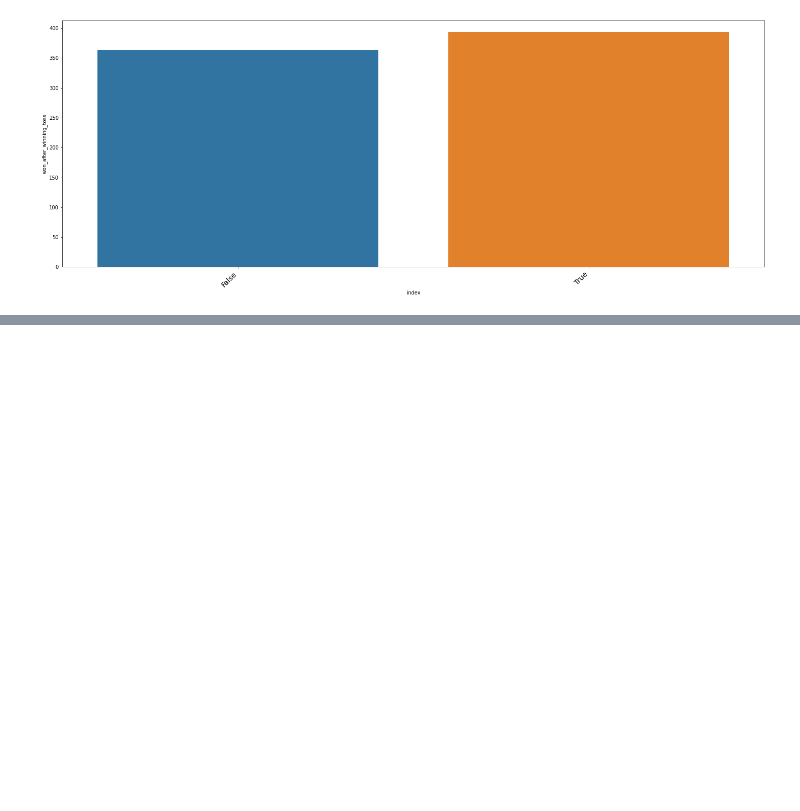
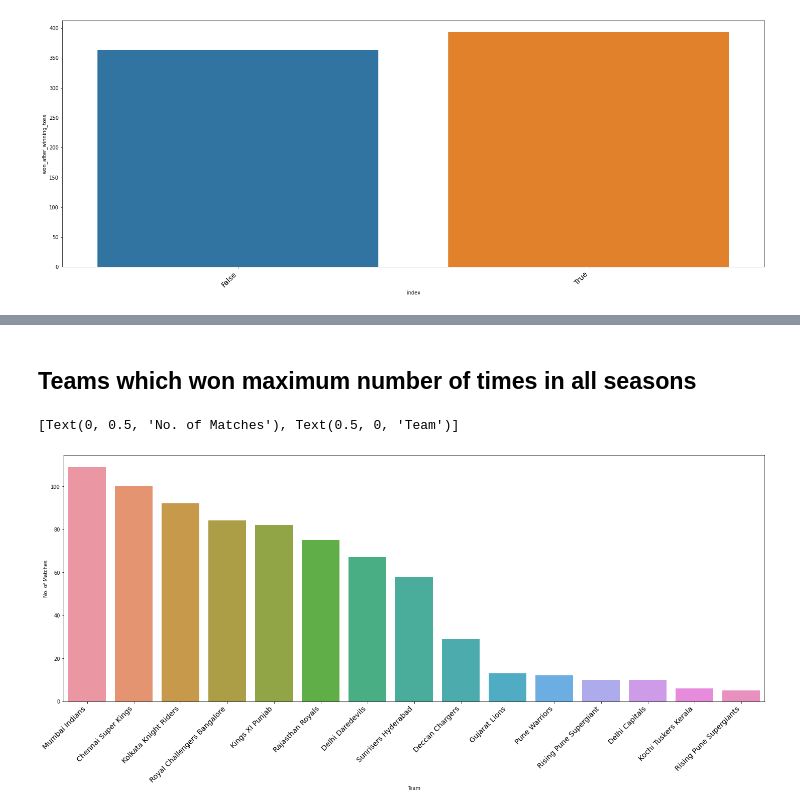
Before and after one commit to prateekk21/ipl-t20-cricket-analysis, a Jupyter notebook: Prateek_Arora_IPL_T20_Cricket_Analysis.ipynb, the cells around one changed output, grey strips where cells are left out. Drawn from its saved outputs; the diff is of its cells as text; code cells hidden in the pictures; blank space fills up the shorter version.

```diff
--- a/Prateek_Arora_IPL_T20_Cricket_Analysis.ipynb
+++ b/Prateek_Arora_IPL_T20_Cricket_Analysis.ipynb
@@ -304,0 +373,14 @@ sns.barplot('index', 'won_after_winning_toss', data=matches_df['won_after_winnin
+# %% [markdown]
+## Teams which won maximum number of times in all seasons
+# %%
+plt.figure(figsize=(25,9))
+plt.xticks(
+    rotation=45,
+    horizontalalignment='right',
+    fontweight='light',
+    fontsize='x-large'
+)
+sns.barplot('index', 'winner', data=matches_df['winner'].value_counts().reset_index()).set(xlabel="Team", ylabel = "No. of Matches")
+# %% [output]
+[Text(0, 0.5, 'No. of Matches'), Text(0.5, 0, 'Team')]
+[figure, added]
```
Also changed, not shown: parts of 14 cells of this notebook.
